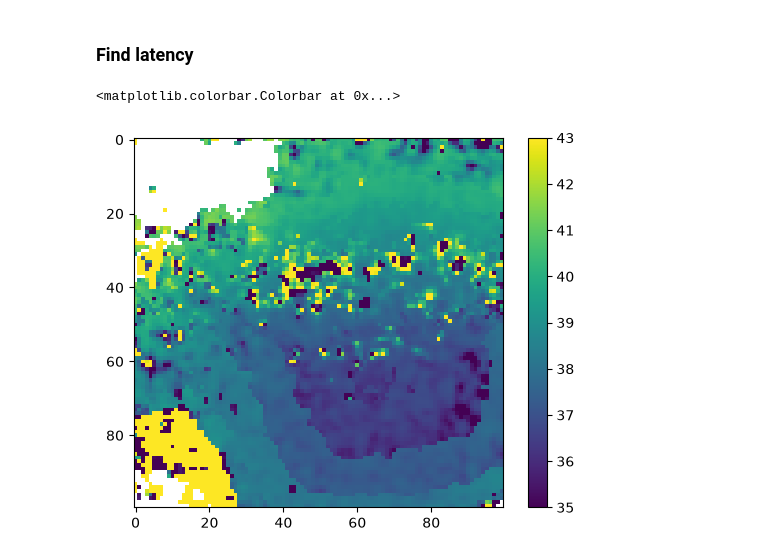
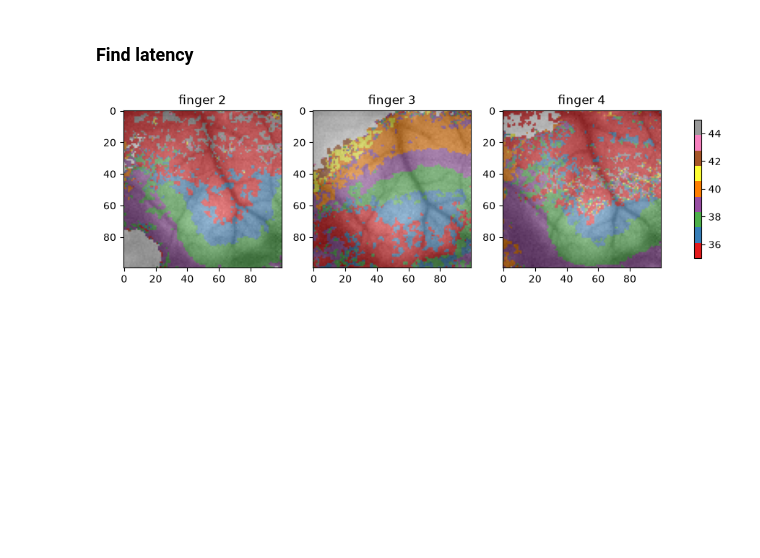
Before and after one commit to arthbreaker/DA3_VSDI_S1_G1_2026, a Jupyter notebook: scripts/latency.ipynb, the cells around one changed output. Drawn from its saved outputs; the diff is of its cells as text; code cells hidden in the pictures; blank space fills up the shorter version.

```diff
--- a/scripts/latency.ipynb
+++ b/scripts/latency.ipynb
@@ -128,30 +143,24 @@ fig.colorbar(im3, ax=[ax1, ax2, ax3], shrink=0.5)
 # %%
-cond1_flat = np.reshape(cond1_ave, (10000, 255))
-x2 = lat1.flatten()
-x1 = np.where(x2>0, x2-1, x2)
-
-y2 = cond1_flat[np.arange(10000), x2]
-y1 = cond1_flat[np.arange(10000), x1]
-
-m = (y2 - y1)/(x2 - x1)
-c = -m*x1 + y1
-
-cond1_lat = np.reshape((np.reshape(baseline1, (10000)) - c)/m, (100,100))
+cond1_lat = extract_latency(cond1_ave, lat1)
+cond2_lat = extract_latency(cond2_ave, lat2)
+cond3_lat = extract_latency(cond3_ave, lat3)
 # %%
-cond2_flat = np.reshape(cond2_ave, (10000, 255))
-x2 = lat1.flatten()
-x1 = np.where(x2>0, x2-1, x2)
+fig, (ax1, ax2, ax3) = plt.subplots(1, 3, figsize=(12, 5))
 
-y2 = cond2_flat[np.arange(10000), x2]
-y1 = cond2_flat[np.arange(10000), x1]
+im1 = ax1.imshow(cond1_lat, cmap='Set1', vmin=35, vmax=45)
+ax1.imshow(Cortex, alpha=0.5)
+ax1.set_title('finger 2')
 
-m = (y2 - y1)/(x2 - x1)
-c = -m*x1 + y1
+im2 = ax2.imshow(cond2_lat, cmap='Set1', vmin=35, vmax=45)
+ax2.imshow(Cortex, alpha=0.5)
+ax2.set_title('finger 3')
 
-cond2_lat = np.reshape((np.zeros(10000) - c)/m, (100,100))
+im3 = ax3.imshow(cond3_lat, cmap='Set1', vmin=35, vmax=45)
+ax3.imshow(Cortex, alpha=0.5)
+ax3.set_title('finger 4')
+
+fig.colorbar(im3, ax=[ax1, ax2, ax3], shrink=0.5)
+
+plt.show()
+# %% [output]
+[figure, added]
-# %%
-plt.imshow(cond2_lat, vmin=35, vmax=43)
-plt.colorbar()
-# %% [output]
-<matplotlib.colorbar.Colorbar at 0x...>
-[figure, removed]
```
Also changed, not shown: parts of 9 cells of this notebook, 1 other file.
